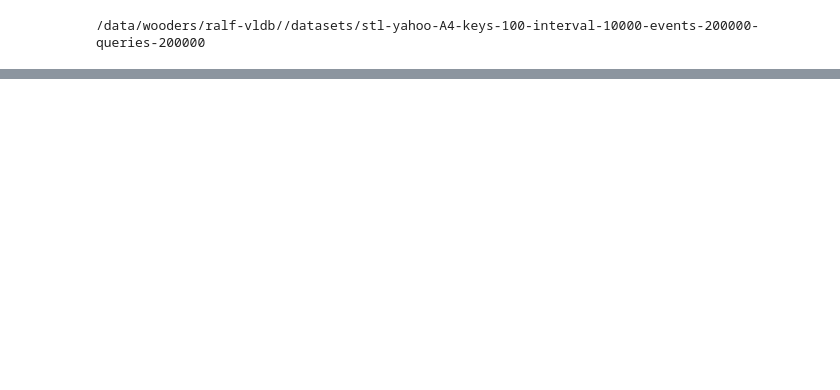
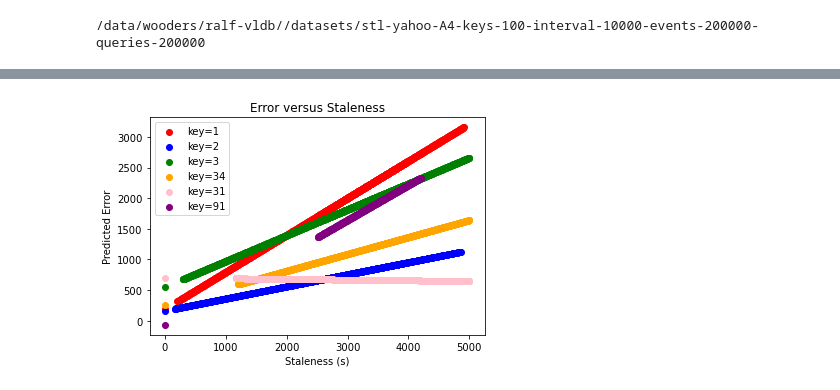
Before and after one commit to feature-store/experiments, a Jupyter notebook: nb/02-24-22 STL Feature Store Loss Model .ipynb, the cells around one changed output, grey strips where cells are left out. Saved outputs shown, nothing was run; the diff lists cells and outputs as text; code cells hidden in the pictures; blank space fills up the shorter version.

```diff
--- a/nb/02-24-22 STL Feature Store Loss Model .ipynb
+++ b/nb/02-24-22 STL Feature Store Loss Model .ipynb
@@ -114,7 +108,5 @@ oracle_query_df.loc[10671]["key_id"]
 # %%
 # x = [(staleness, key)], # y = [(error)]
-
-ts_limit = 1000*100
 
 X = []
 Y = []
@@ -123,8 +115,17 @@ for key in range(1, 101, 1):
     X.append((0, key))
     Y.append(0)
 
-for index, row in joined_df.iterrows():
-    staleness = row["query_timestamp"] - row["timestamp"]
+#for index, row in oracle_query_df.iterrows():
+#    error = row["noise"] - row["prediction"]
+#    X.append((0, row["key_id"]))
+#    Y.append(error)
+
+
+for index, row in df.iterrows():
+    staleness = row["timestamp_ms_query"] - row["timestamp_ms_feature"]
+
+    # error can be either compared with oracle prediction or ground truth
     error = oracle_query_df.loc[row["query_id"]]["prediction"] - row["prediction"]
     X.append((staleness, row["key_id"]))
     Y.append(error)
+    #print(X[-1], error)
@@ -168,0 +165,32 @@ from sklearn.linear_model import LogisticRegression
+# %%
+import matplotlib.pyplot as plt
+
+# compare multiple keys
+
+key = 1
+plt.scatter(models[key]["x"], [models[key]["model"].predict([[x] for x in models[key]["x"]])], c ="red", label=f"key={key}")
+
+key = 2
+plt.scatter(models[key]["x"], [models[key]["model"].predict([[x] for x in models[key]["x"]])], c ="blue", label=f"key={key}")
+
+key = 3
+plt.scatter(models[key]["x"], [models[key]["model"].predict([[x] for x in models[key]["x"]])], c ="green", label=f"key={key}")
+
+key = 34
+plt.scatter(models[key]["x"], [models[key]["model"].predict([[x] for x in models[key]["x"]])], c ="orange", label=f"key={key}")
+
+
+key = 31
+plt.scatter(models[key]["x"], [models[key]["model"].predict([[x] for x in models[key]["x"]])], c ="pink", label=f"key={key}")
+
+key = 91
+plt.scatter(models[key]["x"], [models[key]["model"].predict([[x] for x in models[key]["x"]])], c ="purple", label=f"key={key}")
+
+plt.legend()
+# To show the plot
+plt.title("Error versus Staleness")
+plt.ylabel("Predicted Error")
+plt.xlabel("Staleness (s)")
+plt.show()
+# %% [output]
+[figure, added]
```
Also changed, not shown: parts of 20 cells of this notebook, 1 other file.
